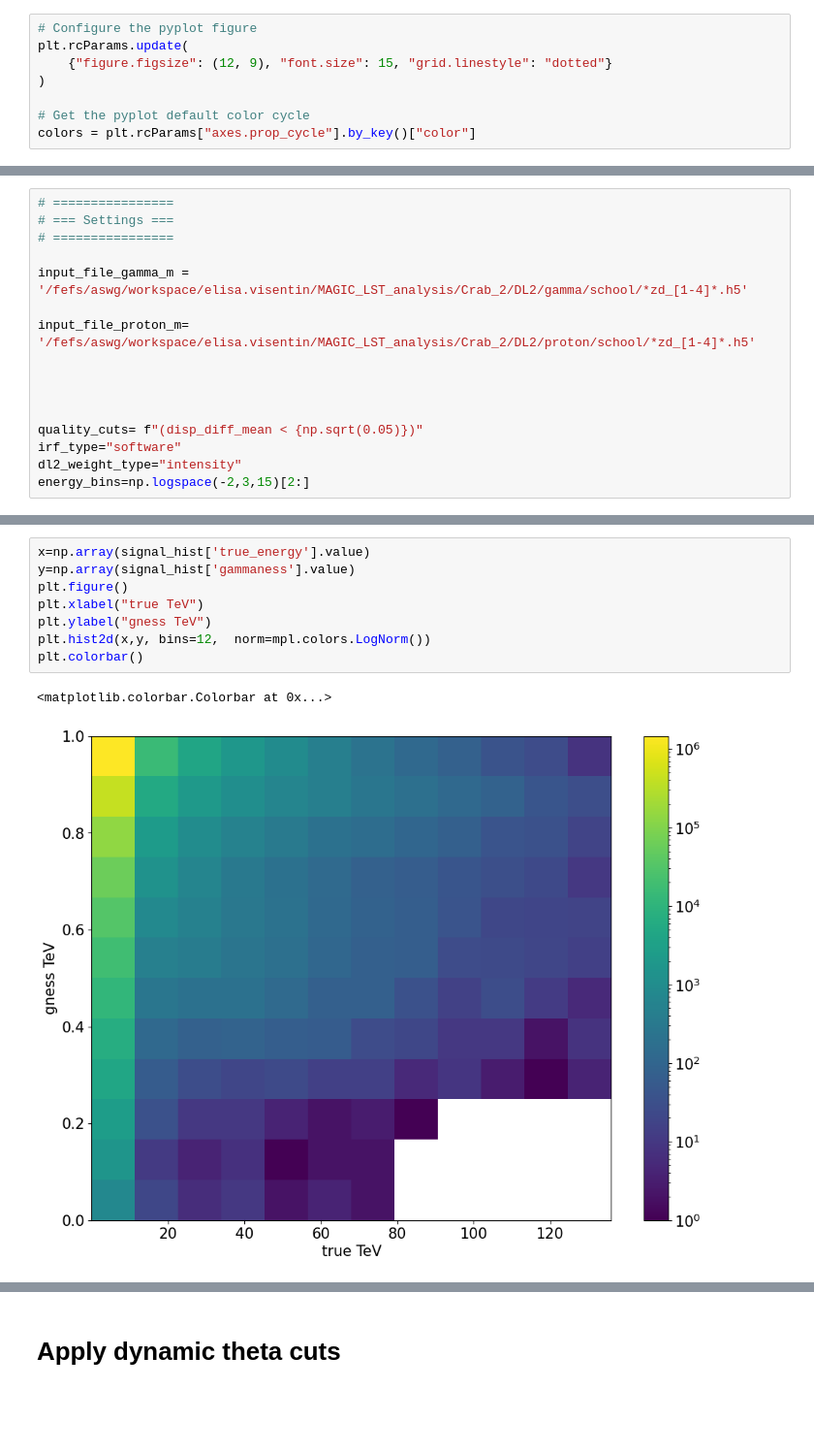
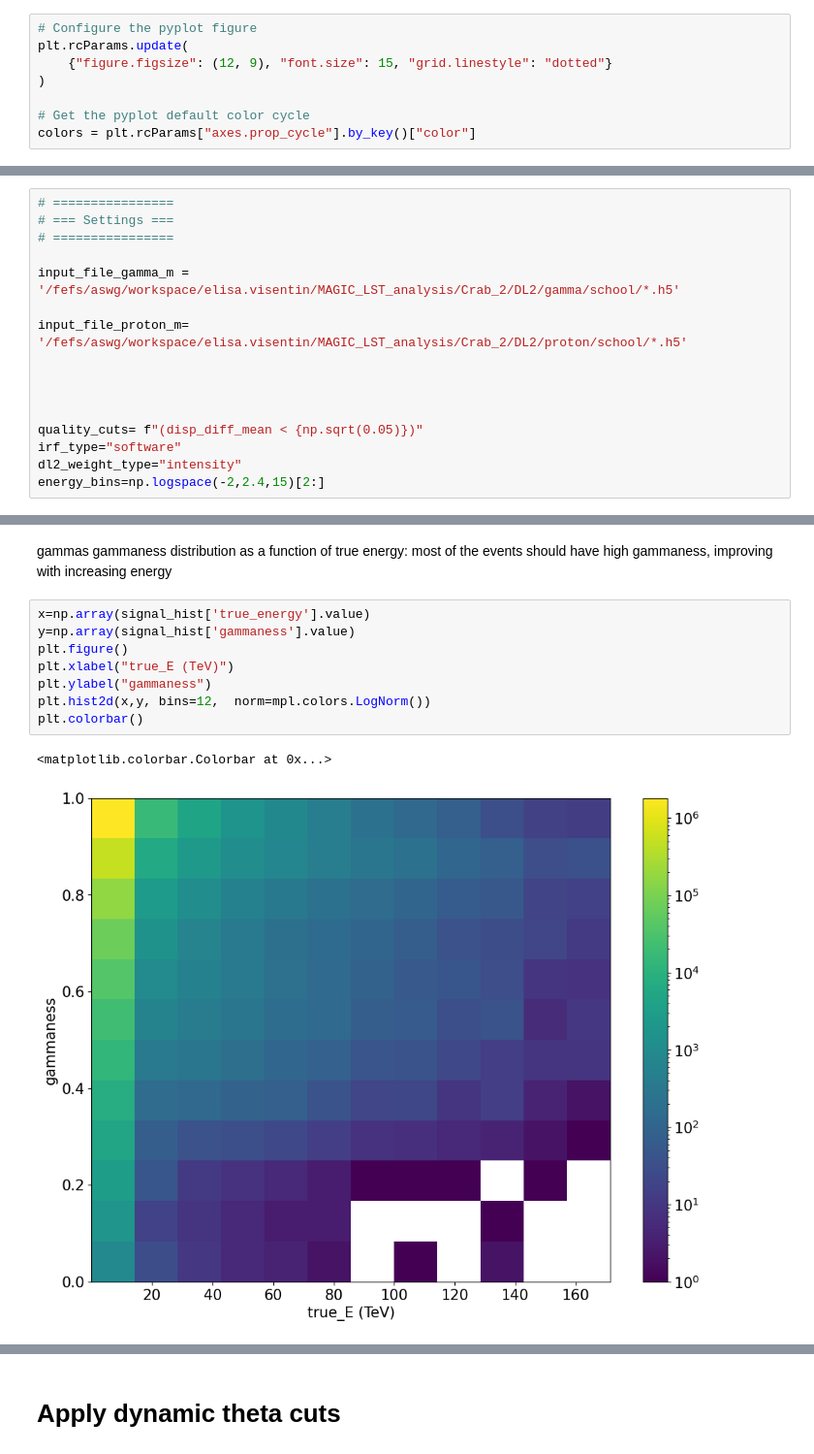
Before and after one commit to dipierr/magic-lst1-sw-school, a Jupyter notebook: check_irfs_from_dl2.ipynb, the cells around one changed output, grey strips where cells are left out. Shown at 97% size. Drawn from its saved outputs; the diff is of its cells as text; blank space fills up the shorter version.

```diff
--- a/check_irfs_from_dl2.ipynb
+++ b/check_irfs_from_dl2.ipynb
@@ -27,9 +36,9 @@ colors = plt.rcParams["axes.prop_cycle"].by_key()["color"]
 # === Settings ===
 # ================
 
-input_file_gamma_m = '/fefs/aswg/workspace/elisa.visentin/MAGIC_LST_analysis/Crab_2/DL2/gamma/school/*zd_[1-4]*.h5'
+input_file_gamma_m = '/fefs/aswg/workspace/elisa.visentin/MAGIC_LST_analysis/Crab_2/DL2/gamma/school/*.h5'
 
-input_file_proton_m= '/fefs/aswg/workspace/elisa.visentin/MAGIC_LST_analysis/Crab_2/DL2/proton/school/*zd_[1-4]*.h5'
+input_file_proton_m= '/fefs/aswg/workspace/elisa.visentin/MAGIC_LST_analysis/Crab_2/DL2/proton/school/*.h5'
 
 
 
@@ -37,4 +46,4 @@ input_file_proton_m= '/fefs/aswg/workspace/elisa.visentin/MAGIC_LST_analysis/Cra
 quality_cuts= f"(disp_diff_mean < {np.sqrt(0.05)})"
 irf_type="software"
 dl2_weight_type="intensity"
-energy_bins=np.logspace(-2,3,15)[2:]
+energy_bins=np.logspace(-2,2.4,15)[2:]
@@ -116,11 +133,13 @@ Gammaness plot
+# %% [markdown]
+gammas gammaness distribution as a function of true energy: most of the events should have high gammaness, improving with increasing energy
 # %%
 x=np.array(signal_hist['true_energy'].value)
 y=np.array(signal_hist['gammaness'].value)
 plt.figure()
-plt.xlabel("true TeV")
-plt.ylabel("gness TeV")
+plt.xlabel("true_E (TeV)")
+plt.ylabel("gammaness")
 plt.hist2d(x,y, bins=12,  norm=mpl.colors.LogNorm())
 plt.colorbar()
 # %% [output]
 <matplotlib.colorbar.Colorbar at 0x...>
-[figure, old version]
+[figure, new version]
```
Also changed, not shown: parts of 55 cells of this notebook.
